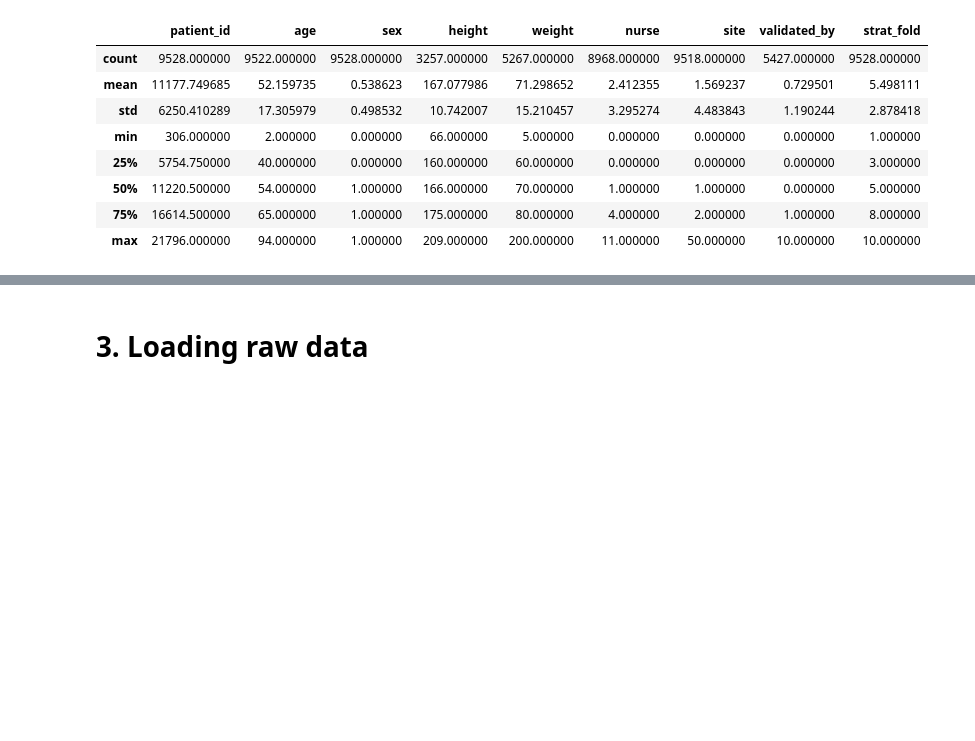
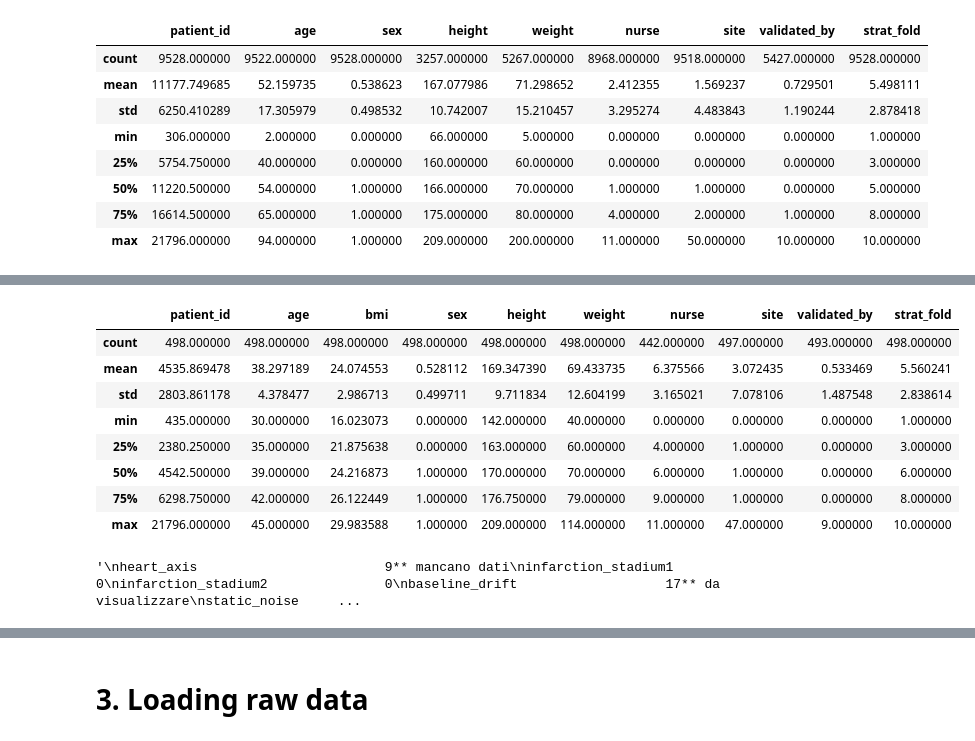
Before and after one commit to GabrieleBonzi/FDAxECG, a Jupyter notebook: src/Test.ipynb, the cells around one changed output, grey strips where cells are left out. Cells and saved outputs as stored; diff of their text form; code cells hidden in the pictures; blank space fills up the shorter version.

```diff
--- a/src/Test.ipynb
+++ b/src/Test.ipynb
@@ -132,0 +174,26 @@ df_Y.head()
+# %%
+Y_bmi.describe()
+# %% [output]
+|  | patient_id | age | bmi | sex | height | weight | nurse | site | validated_by | strat_fold |
+| count | 498.000000 | 498.000000 | 498.000000 | 498.000000 | 498.000000 | 498.000000 | 442.000000 | 497.000000 | 493.000000 | 498.000000 |
+| mean | 4535.869478 | 38.297189 | 24.074553 | 0.528112 | 169.347390 | 69.433735 | 6.375566 | 3.072435 | 0.533469 | 5.560241 |
+| std | 2803.861178 | 4.378477 | 2.986713 | 0.499711 | 9.711834 | 12.604199 | 3.165021 | 7.078106 | 1.487548 | 2.838614 |
+| min | 435.000000 | 30.000000 | 16.023073 | 0.000000 | 142.000000 | 40.000000 | 0.000000 | 0.000000 | 0.000000 | 1.000000 |
+| 25% | 2380.250000 | 35.000000 | 21.875638 | 0.000000 | 163.000000 | 60.000000 | 4.000000 | 1.000000 | 0.000000 | 3.000000 |
+| 50% | 4542.500000 | 39.000000 | 24.216873 | 1.000000 | 170.000000 | 70.000000 | 6.000000 | 1.000000 | 0.000000 | 6.000000 |
+| 75% | 6298.750000 | 42.000000 | 26.122449 | 1.000000 | 176.750000 | 79.000000 | 9.000000 | 1.000000 | 0.000000 | 8.000000 |
+| max | 21796.000000 | 45.000000 | 29.983588 | 1.000000 | 209.000000 | 114.000000 | 11.000000 | 47.000000 | 9.000000 | 10.000000 |
+# %%
+'''
+heart_axis                        9** mancano dati
+infarction_stadium1               0
+infarction_stadium2               0
+baseline_drift                   17** da visualizzare
+static_noise                      7*
+burst_noise                       4*
+electrodes_problems               0
+extra_beats                      16
+pacemaker                         1*
+'''
+# %% [output]
+'\nheart_axis                        9** mancano dati\ninfarction_stadium1               0\ninfarction_stadium2               0\nbaseline_drift                   17** da visualizzare\nstatic_noise     ...
```
Also changed, not shown: parts of 18 cells of this notebook, 3 other files.
